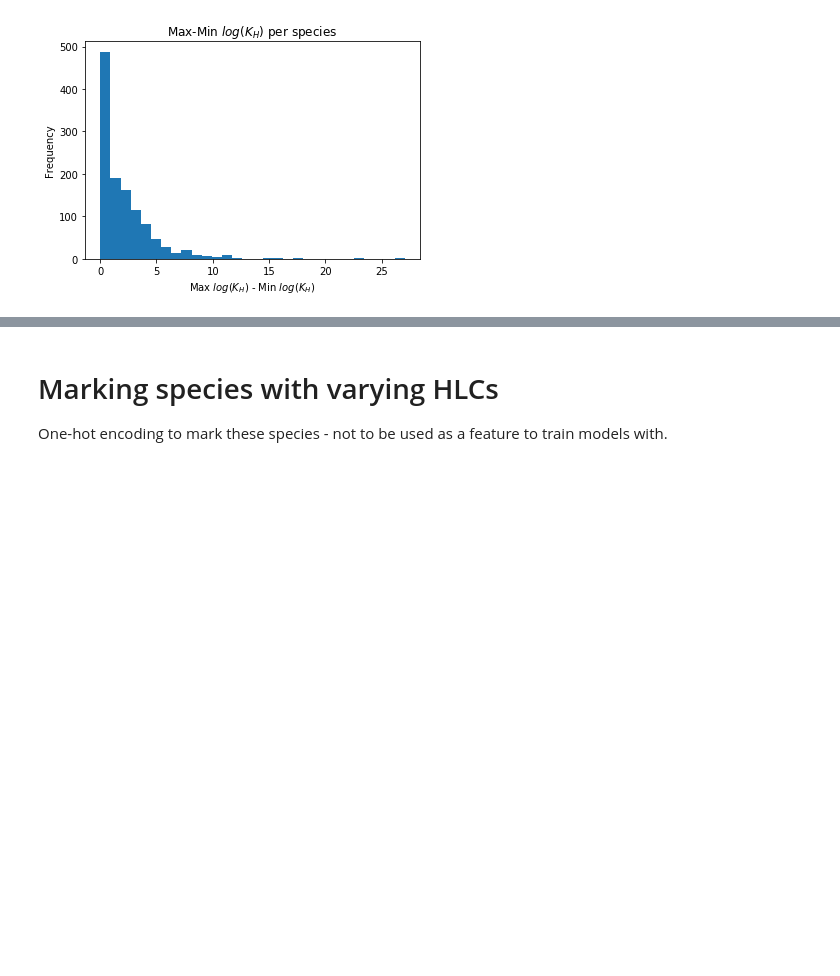
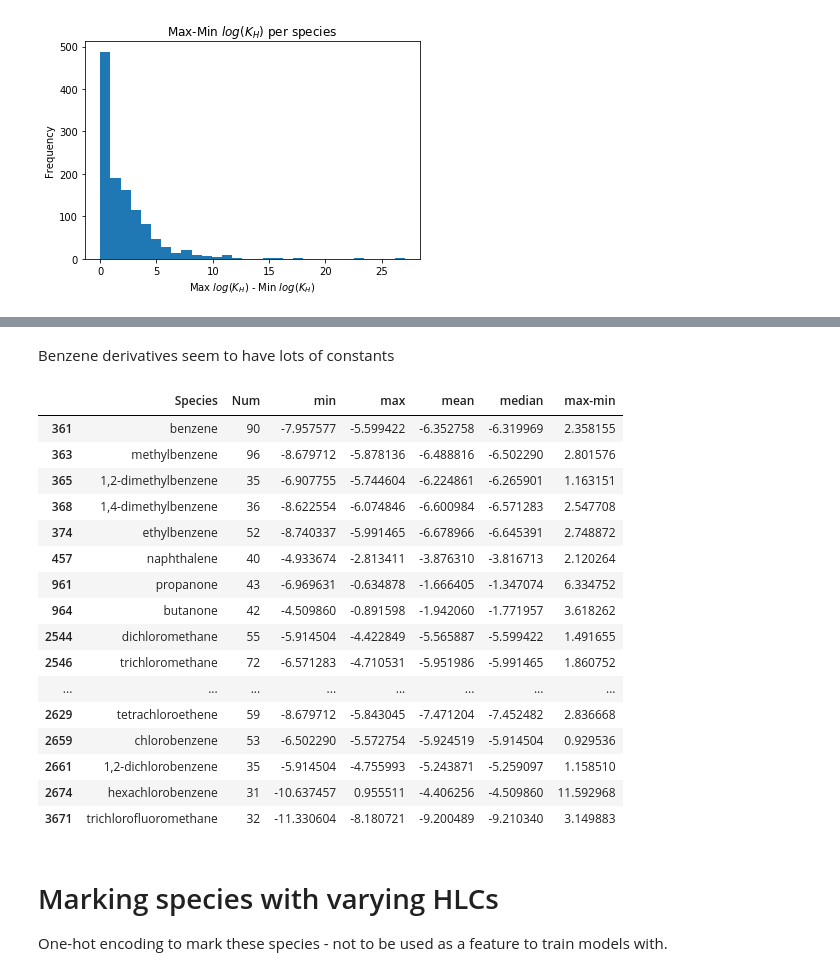
Before and after one commit to jtd1g16/HLCpredict, a Jupyter notebook: a_Curating_dataset.ipynb, the cells around one changed output, grey strips where cells are left out. Saved outputs shown, nothing was run; the diff lists cells and outputs as text; code cells hidden in the pictures; blank space fills up the shorter version.

```diff
--- a/a_Curating_dataset.ipynb
+++ b/a_Curating_dataset.ipynb
@@ -157,2 +153,2 @@ const_list_df.set_index('Species', inplace=True)
 # %%
-const_list_df.to_csv('summary_stats_curated.csv')
+const_list_df = pd.read_csv('../summary_stats_curated.csv')
@@ -186,3 +201,25 @@ len(const_list_df)
+# %% [markdown]
+Benzene derivatives seem to have lots of constants
+# %%
+const_list_df[const_list_df['Num'] > 30]
+# %% [output]
+|  | Species | Num | min | max | mean | median | max-min |
+| 361 | benzene | 90 | -7.957577 | -5.599422 | -6.352758 | -6.319969 | 2.358155 |
+| 363 | methylbenzene | 96 | -8.679712 | -5.878136 | -6.488816 | -6.502290 | 2.801576 |
+| 365 | 1,2-dimethylbenzene | 35 | -6.907755 | -5.744604 | -6.224861 | -6.265901 | 1.163151 |
+| 368 | 1,4-dimethylbenzene | 36 | -8.622554 | -6.074846 | -6.600984 | -6.571283 | 2.547708 |
+| 374 | ethylbenzene | 52 | -8.740337 | -5.991465 | -6.678966 | -6.645391 | 2.748872 |
+| 457 | naphthalene | 40 | -4.933674 | -2.813411 | -3.876310 | -3.816713 | 2.120264 |
+| 961 | propanone | 43 | -6.969631 | -0.634878 | -1.666405 | -1.347074 | 6.334752 |
+| 964 | butanone | 42 | -4.509860 | -0.891598 | -1.942060 | -1.771957 | 3.618262 |
+| 2544 | dichloromethane | 55 | -5.914504 | -4.422849 | -5.565887 | -5.599422 | 1.491655 |
+| 2546 | trichloromethane | 72 | -6.571283 | -4.710531 | -5.951986 | -5.991465 | 1.860752 |
+| ... | ... | ... | ... | ... | ... | ... | ... |
+| 2629 | tetrachloroethene | 59 | -8.679712 | -5.843045 | -7.471204 | -7.452482 | 2.836668 |
+| 2659 | chlorobenzene | 53 | -6.502290 | -5.572754 | -5.924519 | -5.914504 | 0.929536 |
+| 2661 | 1,2-dichlorobenzene | 35 | -5.914504 | -4.755993 | -5.243871 | -5.259097 | 1.158510 |
+| 2674 | hexachlorobenzene | 31 | -10.637457 | 0.955511 | -4.406256 | -4.509860 | 11.592968 |
+| 3671 | trichlorofluoromethane | 32 | -11.330604 | -8.180721 | -9.200489 | -9.210340 | 3.149883 |
 # %% [markdown]
 # Marking species with varying HLCs
 One-hot encoding to mark these species - not to be used as a feature to train models with.
```
Also changed, not shown: parts of 17 cells of this notebook.
